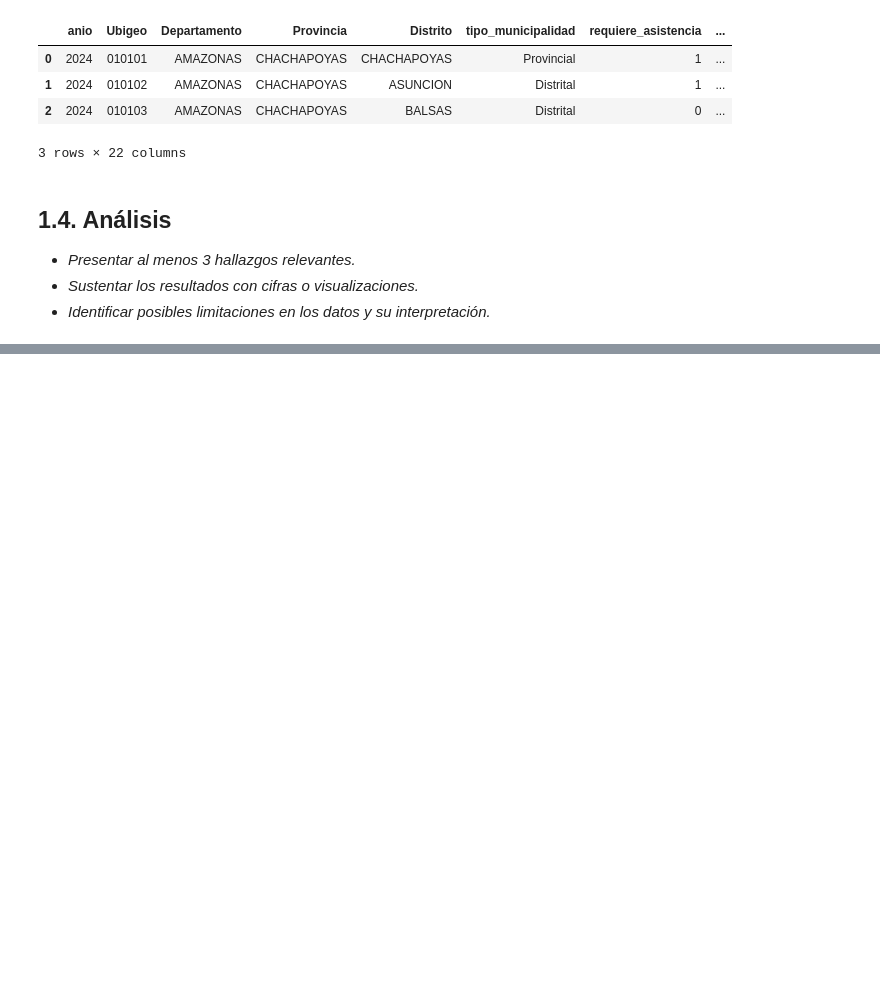
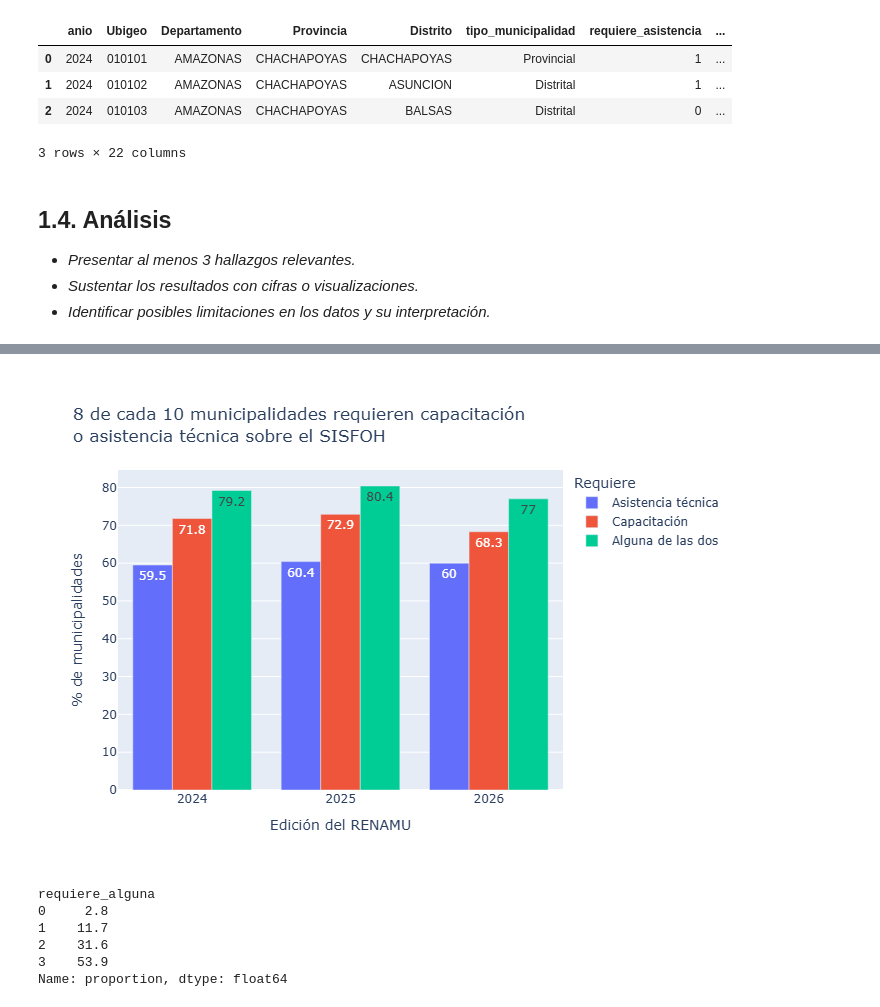
Before and after one commit to Clandra91/Python_intermedio, a Jupyter notebook: tarea_3/01_procesamiento.ipynb, the cells around one changed output, grey strips where cells are left out. Drawn from its saved outputs; the diff is of its cells as text; code cells hidden in the pictures; blank space fills up the shorter version.

```diff
--- a/tarea_3/01_procesamiento.ipynb
+++ b/tarea_3/01_procesamiento.ipynb
@@ -443,0 +455,26 @@ prueba.head(3)
+# %%
+# % de municipalidades que requieren apoyo, por año
+ETIQUETAS = {"requiere_asistencia": "Asistencia técnica",
+             "requiere_capacitacion": "Capacitación",
+             "requiere_alguna": "Alguna de las dos"}
+
+por_anio = (renamu.groupby("anio")[list(ETIQUETAS)].mean() * 100).round(1).rename(columns=ETIQUETAS)
+por_anio.index = por_anio.index.astype(str)
+
+fig = px.bar(por_anio, y=list(ETIQUETAS.values()), barmode="group", text_auto=True,
+             labels={"anio": "Edición del RENAMU", "value": "% de municipalidades", "variable": "Requiere"},
+             title="8 de cada 10 municipalidades requieren capacitación<br>o asistencia técnica sobre el SISFOH")
+fig.show()
+# %% [output]
+[figure, added]
+# %%
+# ¿En cuántas de las 3 ediciones declaró necesitar apoyo cada municipalidad?
+veces = renamu.groupby("Ubigeo")["requiere_alguna"].sum()
+(veces.value_counts(normalize=True).sort_index() * 100).round(1)
+# %% [output]
+requiere_alguna
+0     2.8
+1    11.7
+2    31.6
+3    53.9
+Name: proportion, dtype: float64
```
Also changed, not shown: parts of 9 cells of this notebook, 2 other files.
